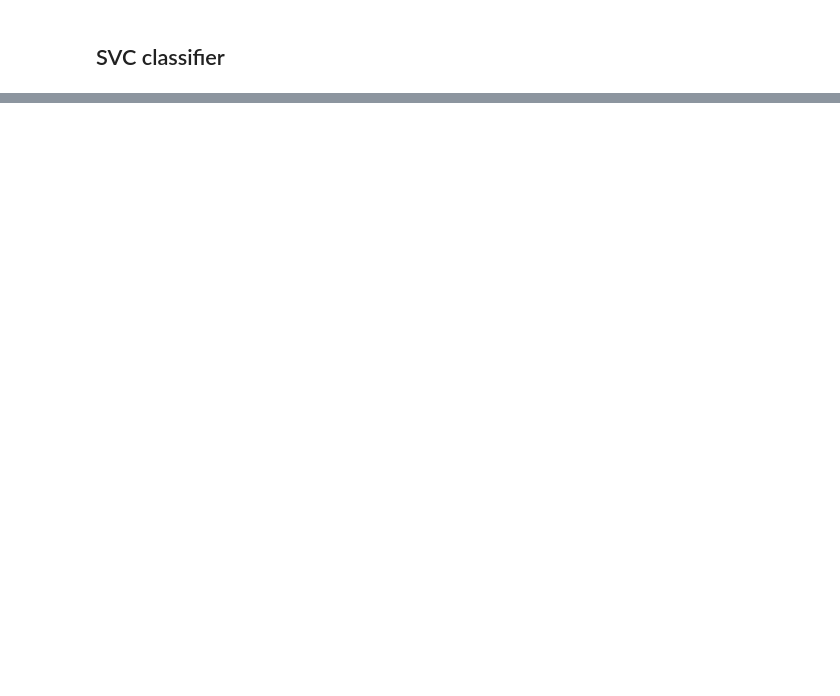
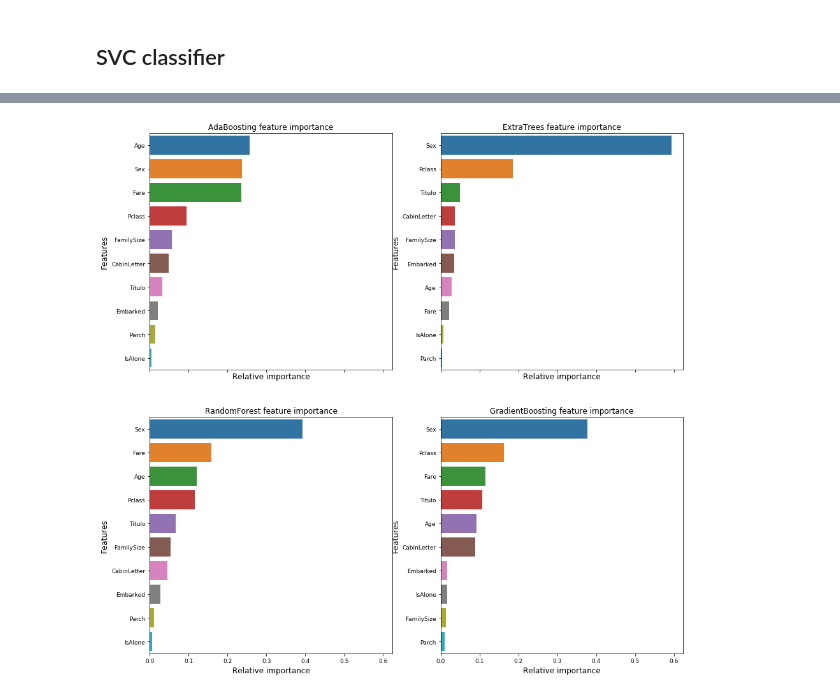
Before and after one commit to PedroDubas/Kaggle_Titanic, a Jupyter notebook: Titanic.ipynb, the cells around one changed output, grey strips where cells are left out. Drawn from its saved outputs; the diff is of its cells as text; code cells hidden in the pictures; blank space fills up the shorter version.

```diff
--- a/Titanic.ipynb
+++ b/Titanic.ipynb
@@ -439,37 +466,27 @@ g = plot_learning_curve(gsGBC.best_estimator_,"GradientBoosting learning curves"
 # %%
 nrows = ncols = 2
 fig, axes = plt.subplots(nrows = nrows, ncols = ncols, sharex="all", figsize=(15,15))
 
 names_classifiers = [("AdaBoosting", ada_best),("ExtraTrees",ExtC_best),("RandomForest",RFC_best),("GradientBoosting",GBC_best)]
 
 nclassifier = 0
 for row in range(nrows):
     for col in range(ncols):
         name = names_classifiers[nclassifier][0]
         classifier = names_classifiers[nclassifier][1]
         indices = np.argsort(classifier.feature_importances_)[::-1][:40]
         g = sns.barplot(y=X_train.columns[indices][:40],x = classifier.feature_importances_[indices][:40] , orient='h',ax=axes[row][col])
         g.set_xlabel("Relative importance",fontsize=12)
         g.set_ylabel("Features",fontsize=12)
         g.tick_params(labelsize=9)
         g.set_title(name + " feature importance")
         nclassifier += 1
 
 votingC = VotingClassifier(estimators=[('rfc', RFC_best), ('extc', ExtC_best),('svc', SVMC_best), ('adac',ada_best),('gbc',GBC_best)], voting='hard', n_jobs=4)
 
 votingC = votingC.fit(X_train, y_train)
 votingC
 
-kaggle_sub = pd.read_csv("gender_submission.csv")
-
-test_Survived = pd.Series(votingC.predict(test), name="Survived").astype(int)
-
-results = pd.concat([kaggle_sub.PassengerId,test_Survived],axis=1)
-
-results.to_csv("Meu_RFC_V6.csv",index=False)
-
-preds_train_rfc = gsRFC.predict(train.drop('Survived', axis=1))
-preds_rfc = gsRFC.predict(test)
-accuracy_score(train['Survived'], preds_train_rfc)
-
-test_Survived.astype(int)
+kaggle_sub = pd.read_csv("https://raw.githubusercontent.com/PedroDubas/Kaggle_Titanic/master/gender_submission.csv")
+# %% [output]
+[figure, added]
```
Also changed, not shown: parts of 16 cells of this notebook.
